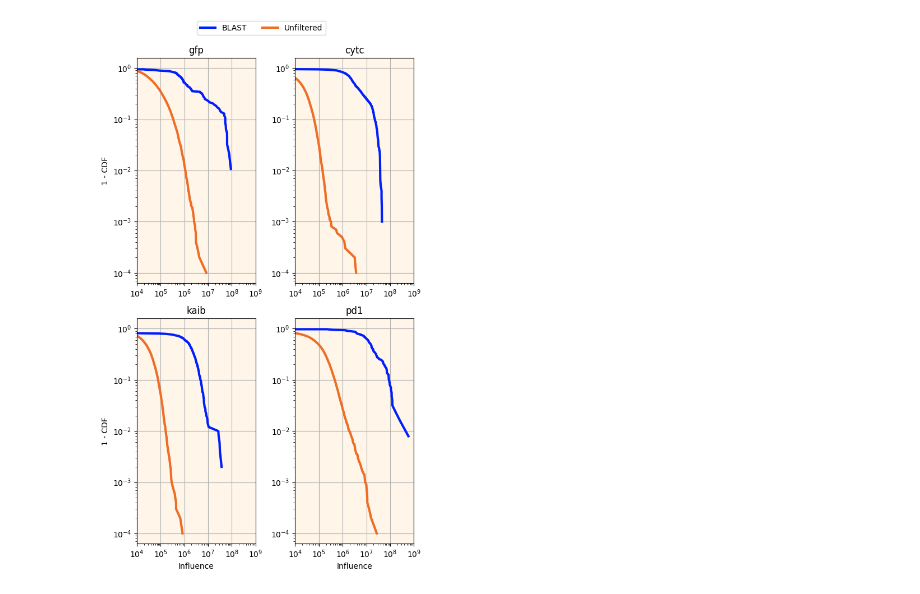
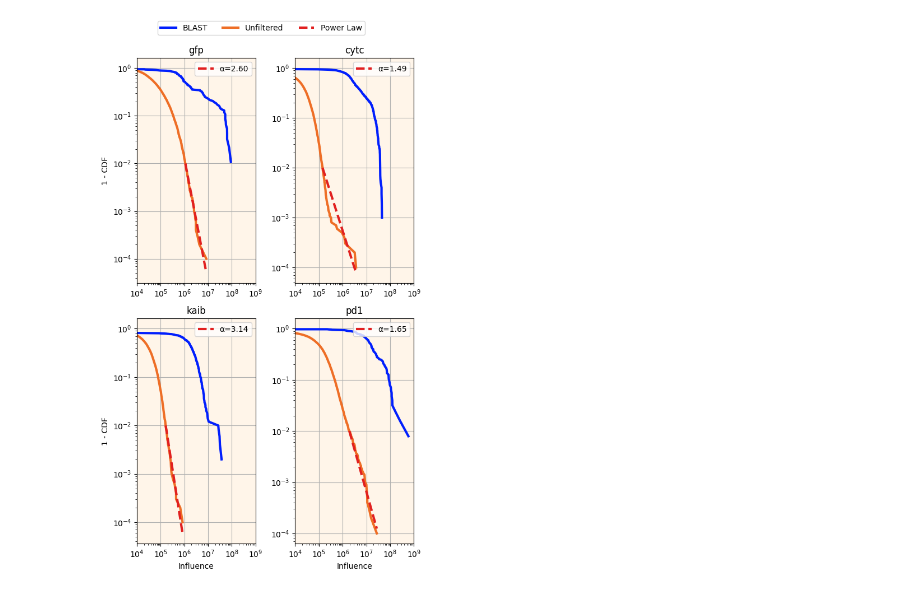
Before and after one commit to Zasder3/bio-if, a Jupyter notebook: experiments/influence-power-law/power-laws.ipynb, the cells around one changed output. Saved outputs shown, nothing was run; the diff lists cells and outputs as text; code cells hidden in the pictures.

```diff
--- a/experiments/influence-power-law/power-laws.ipynb
+++ b/experiments/influence-power-law/power-laws.ipynb
@@ -22,6 +22,19 @@ for seq in seqs:
     ) as f:
         for k in f.keys():
             no_search[seq] = f.get_tensor(name=k)
+# %%
+def compute_alpha(top_1_percent):
+    n_top_1 = len(top_1_percent)
+    # cdf: y = 1 - (x / x_min) ** -alpha
+    # 1-y = (x / x_min) ** -alpha
+    # log(1-y) = -alpha * log(x / x_min)
+    # fit MLE to the above equation
+    log_y = np.log(1-np.linspace(0.99, 1, n_top_1, endpoint=False))
+    log_y_mean = log_y.mean()
+    log_x = np.log(top_1_percent) - np.log(top_1_percent.min())
+    log_x_mean = log_x.mean()
+    alpha = -np.sum((log_x - log_x_mean) * (log_y - log_y_mean)) / np.sum((log_x - log_x_mean) ** 2)
+    return alpha
 # %%
 fig, axs = plt.subplots(2, 2, figsize=(6, 10))
 axs = axs.flatten()
@@ -32,32 +45,46 @@ for i, seq in enumerate(seqs):
 
     # plot 1-cdf of blast scores
     blast_scores_sorted = np.sort(blast[seq].numpy().flatten())
     complementary_cdf = 1-np.linspace(0, 1, len(blast_scores_sorted), endpoint=False)
     ax.plot(blast_scores_sorted, complementary_cdf, label="BLAST", color="#011FFD", linewidth=3)
     # E12020
 
     # plot 1-cdf of no search scores
     no_search_scores_sorted = np.sort(no_search[seq].numpy().flatten())
     complementary_cdf = 1-np.linspace(0, 1, len(no_search_scores_sorted), endpoint=False)
     ax.plot(no_search_scores_sorted, complementary_cdf, label="Unfiltered", color="#EE6E26", linewidth=3)
 
+    # plot unfiltered power law fit
+    n = len(no_search_scores_sorted)
+    top_1_percent = no_search_scores_sorted[int(n*0.99):]
+    alpha = compute_alpha(top_1_percent)
+    m = top_1_percent[0]
+    v = np.exp(np.log(0.01)-alpha * (np.log(top_1_percent[-1]/m) - np.log(top_1_percent[0]/m)))
+    if not np.isnan(alpha):
+        ax.plot((top_1_percent[0], top_1_percent[-1]), (0.01, v), label=f"α={alpha:.2f}", color="#E12020", linestyle="--", linewidth=3)
+
+    # make legend for the axis only for the power law
+    handles, labels = ax.get_legend_handles_labels()
+    ax.legend(handles[2:], labels[2:], loc='upper right')
+
     # label y axis of 1st column
     if i in [0, 2]:
         ax.set_ylabel("1 - CDF")
     # label x axis of 2nd row
     if i in [2, 3]:
         ax.set_xlabel("Influence")
 
     ax.set_title(seq)
     ax.set_facecolor("#FFF5E9")
     ax.loglog()
     # set grid every 2 orders of magnitude
     ax.grid()
     ax.set_xlim(1e4, 1e9)
 
 handles, labels = axs[0].get_legend_handles_labels()
-fig.legend(handles, labels, loc='upper center', ncol=2)
+labels[2] = "Power Law"
+fig.legend(handles, labels, loc='upper center', ncol=3)
 plt.tight_layout()
 plt.subplots_adjust(top=0.93)
 # %% [output]
-[figure, old version]
+[figure, new version]
```
Also changed, not shown: 28 other files.
